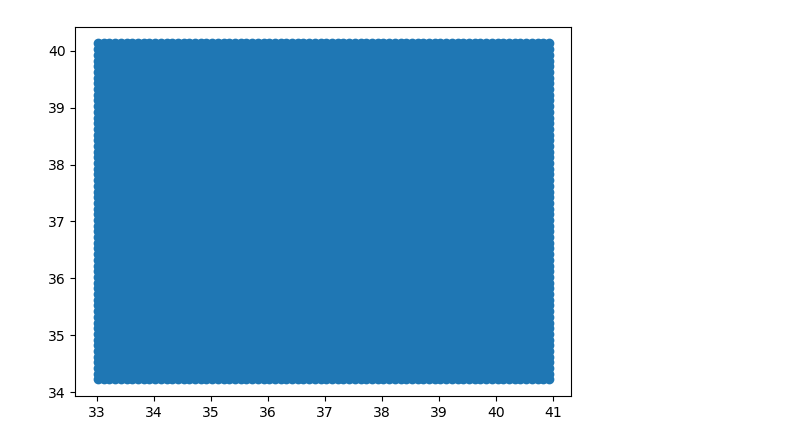
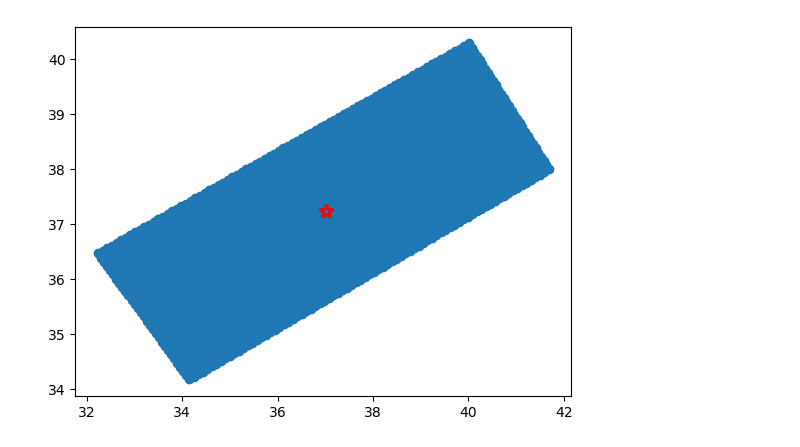
Before and after one commit to anewvauve/backprojection_anubhab, a Jupyter notebook: grid_coords.ipynb, the cells around one changed output. Cells and saved outputs as stored; diff of their text form; code cells hidden in the pictures.

Commit message:
function completed for grid.

```diff
--- a/grid_coords.ipynb
+++ b/grid_coords.ipynb
@@ -97,26 +1,80 @@ len of each grid unit is=  63.59031170798394 km
 # %%
-def make_source_grid_hetero(event_long,event_lat,source_grid_extend_x,
-                            source_grid_extend_y,source_grid_size): #my job is to make this function orient to the strike direction.
+import numpy as np
+import matplotlib.pyplot as plt
+
+#this function gives the coordinates of each grid point at variable x and y extends.
+#make the functions "strike_coords" and "strike_coords_list" into one function. then make the functions "strikstrike_coords_grid_list" and "makemake_source_grid_along_strike" into a single function as well, so that the output is the same.
+
+latitudes=[]
+longitudes=[]
+
+strike = 58
+event_lat= 37.2251
+event_long=37.0209
+x_extend=400
+y_extend=150
+
+grid_size_km=10 #this is km spacing, each point will be placed these many kilometers away from the previous grid point
+def strike_coords(strike, event_lat, event_long,extend):
+    y_dist=extend * (np.cos(np.deg2rad(strike)))
+    new_lat= event_lat + (y_dist/111.1)
+    x_dist=extend * (np.sin(np.deg2rad(strike)))
+   # denom=111.32
+    denom = 111.32 * np.cos(np.deg2rad(event_lat))
+    if np.abs(denom) < 1e-2:
+        new_long = event_long  # No reliable longitude change, would result in unsuitable values
+    else:
+        new_long = event_long + (x_dist / denom)
+
+    return new_lat, new_long
+def eqspaced_points_list(strike, event_lat, event_long, extend, grid_size):
+    lat_long_list=[]
+    spacing=np.arange(grid_size,extend+grid_size, grid_size)
+
+    for i in spacing:
+        lat_long_list.append(strike_coords(strike, event_lat, event_long, -i))
+    lat_long_list.append(strike_coords(strike, event_lat, event_long, 0))
+    for j in spacing:
+        lat_long_list.append(strike_coords(strike, event_lat, event_long, j))
+
+    return lat_long_list
+
+
+def make_source_grid_along_strike(strike, event_lat, event_long, x_extend, y_extend, grid_size_km_spacing):
+
+    '''The main differences in this function from the previous make_source_grid_hetero are
+    1)This function orients the source grid along the strike direction
+    2)This function has its x and y extends in Kms, rather than in degrees. although
+    there can be a
+    3)The grid points are placed in equivalent extends, which are given in kilometers.
+    modification made so that we can input in degrees rather than in kilometers
     '''
-    This function makes potential source grid around the epicentre in a area
-    defined by a variable source_grid_extend in x and y directions, discretized at a constant
-    source_grid_size
-    Returns   slat ,slong
 
-    '''
-    x=np.arange(event_long-source_grid_extend_x,event_long+source_grid_extend_x,source_grid_size)
-    y=np.arange(event_lat-source_grid_extend_y,event_lat+source_grid_extend_y,source_grid_size)
-    slat = []
-    slong = []
-    for i in range(np.size(x)):
-        for j in range(np.size(y)):
-            slong.append(x[i])
-            slat.append(y[j])
-    return slong,slat
+    grid_list=[]
+    temp=[]
+    strike_perpendicular = (strike + 90) % 360
+    strike_perpendicular_list=eqspaced_points_list(strike_perpendicular, event_lat, event_long, y_extend, grid_size_km_spacing)
+    for i in strike_perpendicular_list:
+        temp=eqspaced_points_list(strike, i[0], i[1], x_extend, grid_size_km_spacing)
+        grid_list.append(temp)
+        temp=[]
 
-slong, slat=make_source_grid_hetero(37.0209,37.2251, 4, 3, 0.1)
-print("number of grid points = ", len(slat))
-print("number of grid points longitudinally = ", len(slong))
-plt.scatter(slong, slat)
+
+    #for i in strike_perpendicular_list:
+    #   temp=strike_coords_list(strike, i[0], i[1], x_extend, grid_size_km_spacing)
+    #    grid_list.append(temp)
+    #    temp=[]
+    slat=[]
+    slong=[]
+    slat = [coord[0] for row in grid_list for coord in row]
+    slong= [coord[1] for row in grid_list for coord in row]
+    return slong, slat
+
+longitudes, latitudes = make_source_grid_along_strike(strike, event_lat, event_long, x_extend, y_extend, grid_size_km)
+print("number of grid points = ", len(latitudes))
+gridlen=111.1*(latitudes[1]-latitudes[0])/(np.cos(strike))
+print("grid size is approximately", gridlen)
+plt.scatter(longitudes, latitudes)
+plt.plot(event_long, event_lat, marker='*',markersize=10,markeredgecolor='red',markeredgewidth=2)
 plt.show()
 # %% [output]
@@ -125 +83 @@ number of grid points longitudinally =  4800
-[figure, old version]
+[figure, new version]
```
Also changed, not shown: parts of 4 cells of this notebook.
